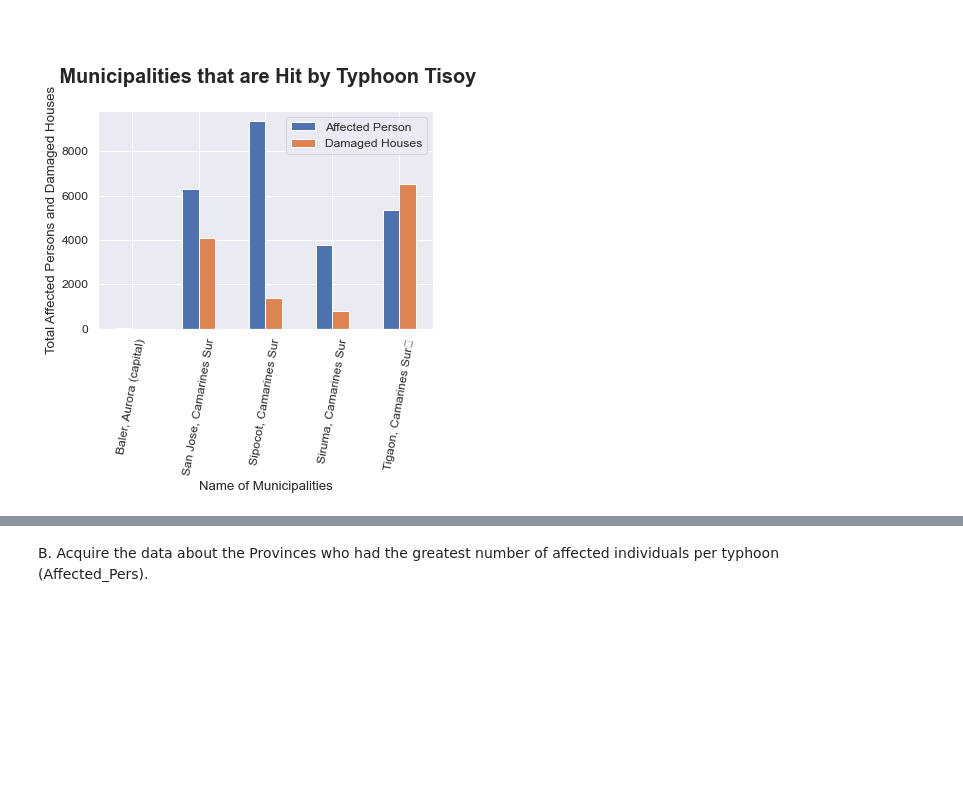
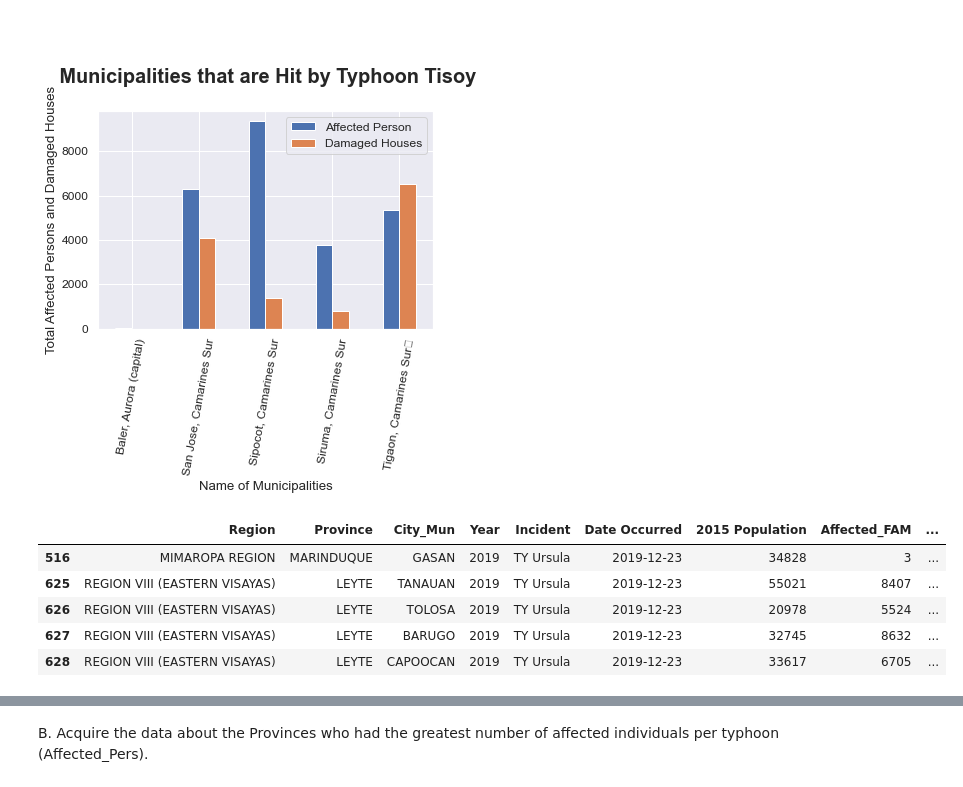
Before and after one commit to GEA960/ITBA-3207_TeamTyphoonAnalysts, a Jupyter notebook: Data Sets Coding Analysis/Data Analysis and Coding for Both Data Sets.ipynb, the cells around one changed output, grey strips where cells are left out. Drawn from its saved outputs; the diff is of its cells as text; code cells hidden in the pictures; blank space fills up the shorter version.

```diff
--- a/Data Sets Coding Analysis/Data Analysis and Coding for Both Data Sets.ipynb
+++ b/Data Sets Coding Analysis/Data Analysis and Coding for Both Data Sets.ipynb
@@ -339,3 +333,16 @@ plt.xticks(rotation="80")
   Text(3, 0, 'Siruma, Camarines Sur'),
   Text(4, 0, 'Tigaon, Camarines Sur\t')])
 [figure]
+# %%
+TYUrsula = new_df[new_df['Incident'] == 'TY Ursula']
+
+SortedData= TYUrsula.sort_values(by='Incident',ascending=True)
+result= SortedData.head(5)
+display(result)
+# %% [output]
+|  | Region | Province | City_Mun | Year | Incident | Date Occurred | 2015 Population | Affected_FAM | ... |
+| 516 | MIMAROPA REGION | MARINDUQUE | GASAN | 2019 | TY Ursula | 2019-12-23 | 34828 | 3 | ... |
+| 625 | REGION VIII (EASTERN VISAYAS) | LEYTE | TANAUAN | 2019 | TY Ursula | 2019-12-23 | 55021 | 8407 | ... |
+| 626 | REGION VIII (EASTERN VISAYAS) | LEYTE | TOLOSA | 2019 | TY Ursula | 2019-12-23 | 20978 | 5524 | ... |
+| 627 | REGION VIII (EASTERN VISAYAS) | LEYTE | BARUGO | 2019 | TY Ursula | 2019-12-23 | 32745 | 8632 | ... |
+| 628 | REGION VIII (EASTERN VISAYAS) | LEYTE | CAPOOCAN | 2019 | TY Ursula | 2019-12-23 | 33617 | 6705 | ... |
```
Also changed, not shown: parts of 4 cells of this notebook.
